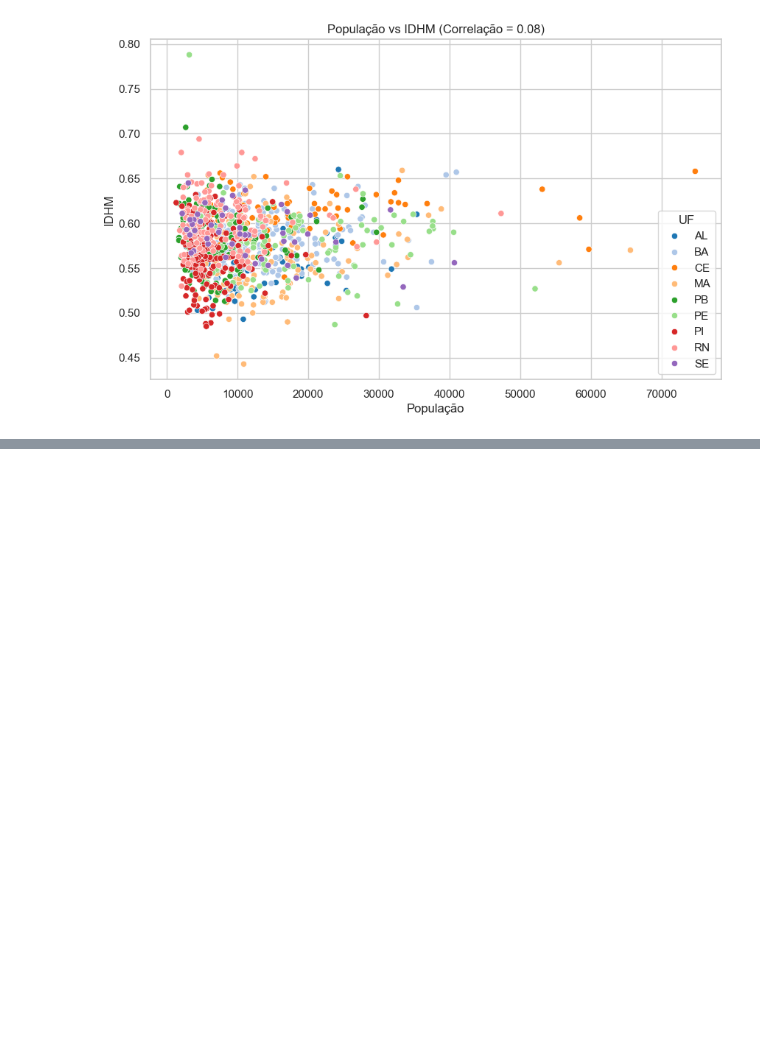
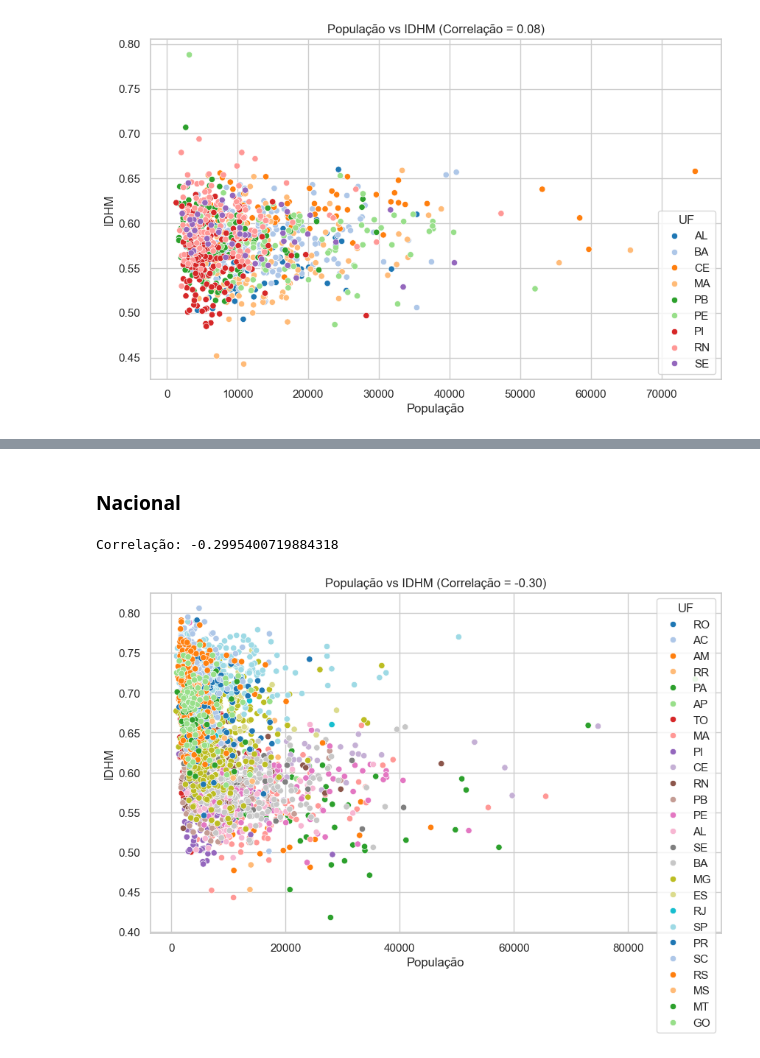
Before and after one commit to brendalima7/ciencia-dos-dados-aps1, a Jupyter notebook: notebooks/aps1.ipynb, the cells around one changed output, grey strips where cells are left out. Cells and saved outputs as stored; diff of their text form; code cells hidden in the pictures; blank space fills up the shorter version.

Commit message:
feat: correlacao nacional e relatorio descritivo

```diff
--- a/notebooks/aps1.ipynb
+++ b/notebooks/aps1.ipynb
@@ -228,0 +233,24 @@ Correlação: 0.07506583023997636
+# %% [markdown]
+### Nacional
+# %%
+x = df['População']
+y = df['IDHM']
+
+correlacao = x.corr(y)
+print("Correlação:", correlacao)
+
+plt.figure(figsize=(10,6))
+
+sns.scatterplot(
+    data=df,
+    x='População',
+    y='IDHM',
+    hue='UF',
+    palette='tab20'
+)
+
+plt.title(f'População vs IDHM (Correlação = {correlacao:.2f})')
+plt.show()
+# %% [output]
+Correlação: -0.2995400719884318
+[figure, added]
```
Also changed, not shown: parts of 3 cells of this notebook.
